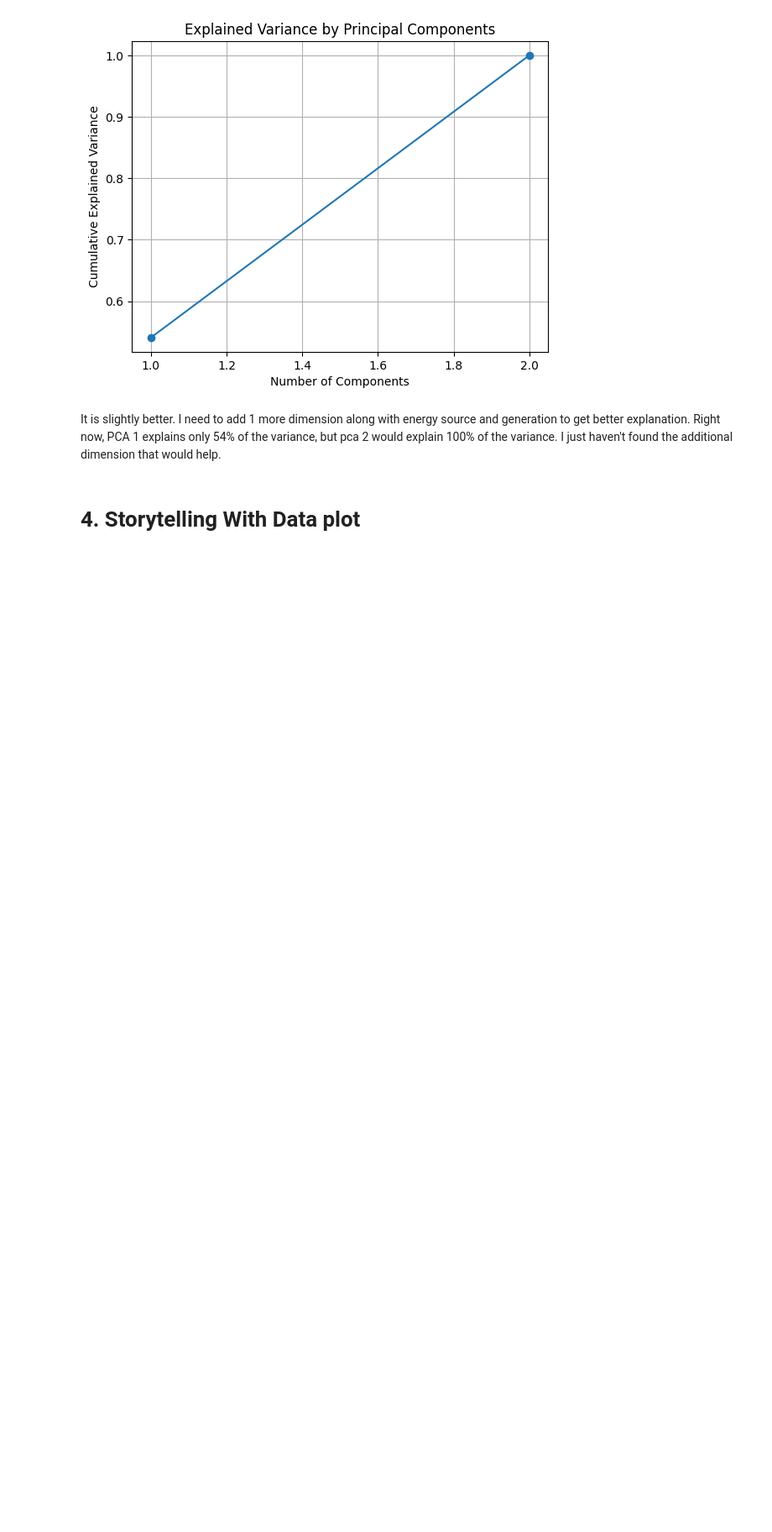
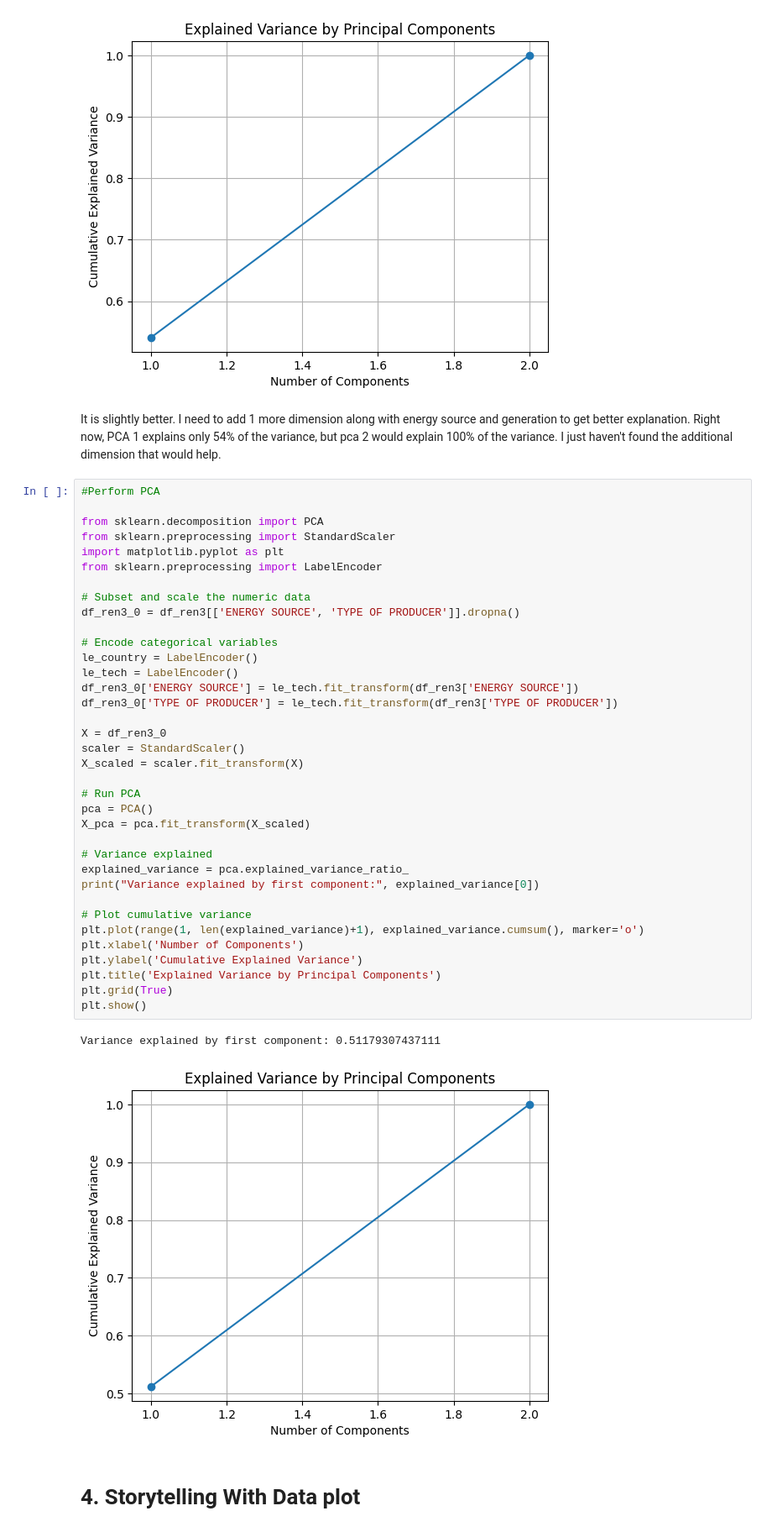
Before and after one commit to bu-sohan/AI-for-Leaders-Spring-2025, a Jupyter notebook: Week9.ipynb, the cells around one changed output. Shown: that part at 84% size. Saved outputs shown, nothing was run; the diff lists cells and outputs as text; blank space fills up the shorter version.

```diff
--- a/Week9.ipynb
+++ b/Week9.ipynb
@@ -549,6 +549,45 @@ Variance explained by first component: 0.5406371217944661
 [figure]
 # %% [markdown]
 It is slightly better. I need to add 1 more dimension along with energy source and generation to get better explanation.  Right now, PCA 1 explains only 54% of the variance, but pca 2 would explain 100% of the variance. I just haven't found the additional dimension that would help.
+# %%
+#Perform PCA
+
+from sklearn.decomposition import PCA
+from sklearn.preprocessing import StandardScaler
+import matplotlib.pyplot as plt
+from sklearn.preprocessing import LabelEncoder
+
+# Subset and scale the numeric data
+df_ren3_0 = df_ren3[['ENERGY SOURCE', 'TYPE OF PRODUCER']].dropna()
+
+# Encode categorical variables
+le_country = LabelEncoder()
+le_tech = LabelEncoder()
+df_ren3_0['ENERGY SOURCE'] = le_tech.fit_transform(df_ren3['ENERGY SOURCE'])
+df_ren3_0['TYPE OF PRODUCER'] = le_tech.fit_transform(df_ren3['TYPE OF PRODUCER'])
+
+X = df_ren3_0
+scaler = StandardScaler()
+X_scaled = scaler.fit_transform(X)
+
+# Run PCA
+pca = PCA()
+X_pca = pca.fit_transform(X_scaled)
+
+# Variance explained
+explained_variance = pca.explained_variance_ratio_
+print("Variance explained by first component:", explained_variance[0])
+
+# Plot cumulative variance
+plt.plot(range(1, len(explained_variance)+1), explained_variance.cumsum(), marker='o')
+plt.xlabel('Number of Components')
+plt.ylabel('Cumulative Explained Variance')
+plt.title('Explained Variance by Principal Components')
+plt.grid(True)
+plt.show()
+# %% [output]
+Variance explained by first component: 0.51179307437111
+[figure, added]
 # %% [markdown]
 # 4. Storytelling With Data plot
 # %% [markdown]
```
Also changed, not shown: 1 other file.
